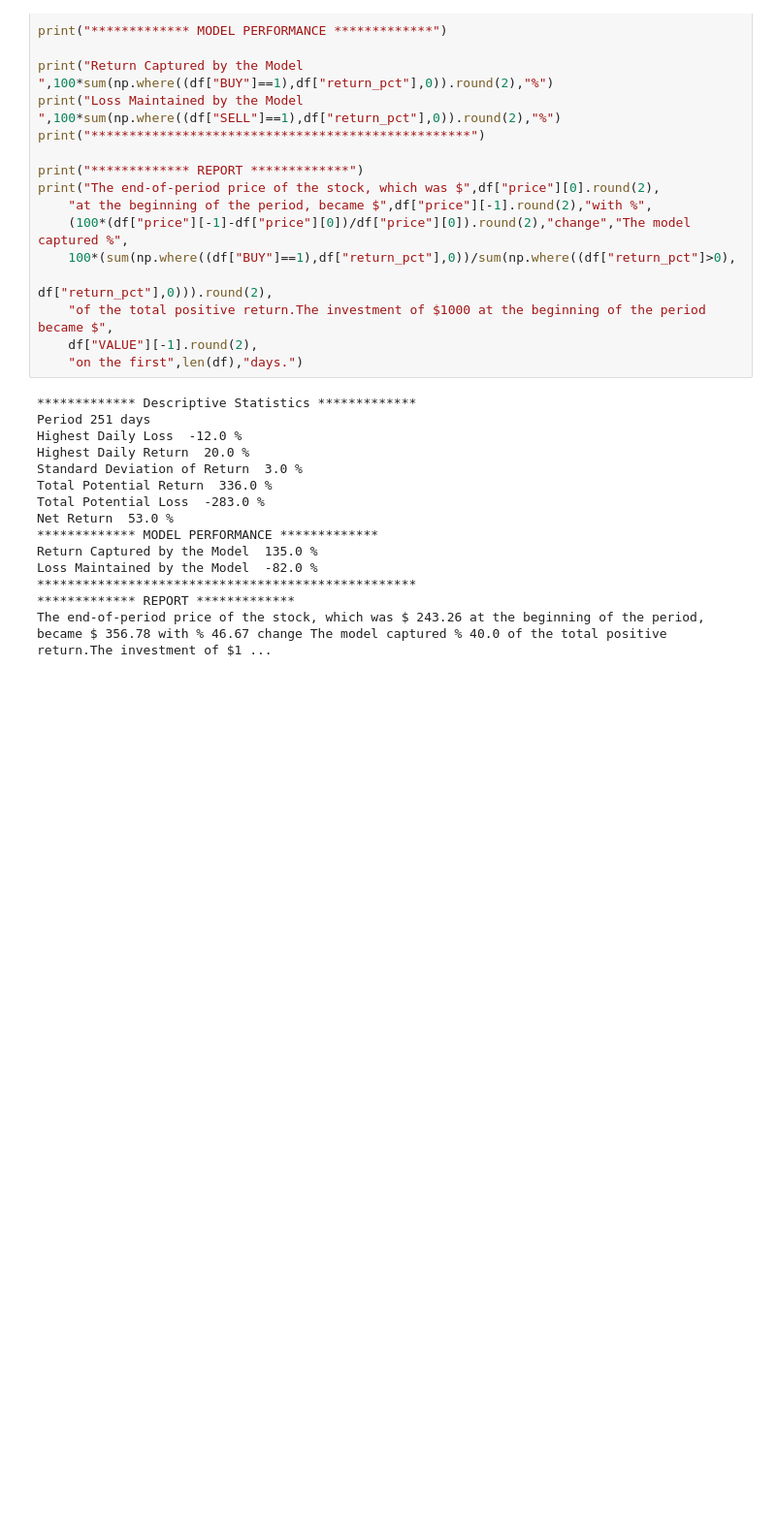
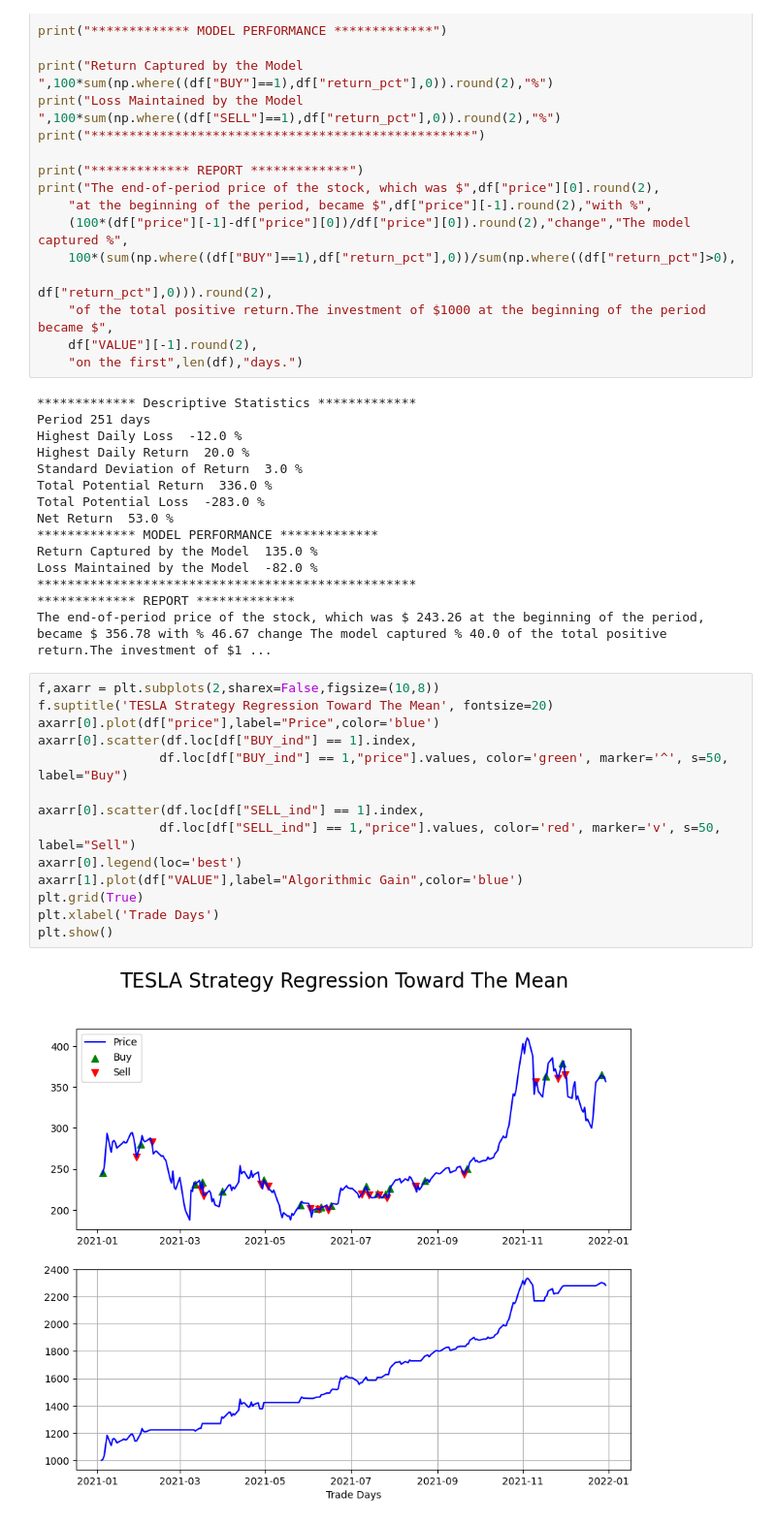
Before and after one commit to batuhanmtl/Time-Series-Analysis, a Jupyter notebook: Multivariate Regression/StockPricePrediction.ipynb, the cells around one changed output. Shown at 97% size. Saved outputs shown, nothing was run; the diff lists cells and outputs as text; blank space fills up the shorter version.

Commit message:
stock price predict

```diff
--- a/Multivariate Regression/StockPricePrediction.ipynb
+++ b/Multivariate Regression/StockPricePrediction.ipynb
@@ -413,3 +413,19 @@ Loss Maintained by the Model  -82.0 %
 **************************************************
 ************* REPORT *************
 The end-of-period price of the stock, which was $ 243.26 at the beginning of the period, became $ 356.78 with % 46.67 change The model captured % 40.0 of the total positive return.The investment of $1 ...
+# %%
+f,axarr = plt.subplots(2,sharex=False,figsize=(10,8))
+f.suptitle('TESLA Strategy Regression Toward The Mean', fontsize=20)
+axarr[0].plot(df["price"],label="Price",color='blue')
+axarr[0].scatter(df.loc[df["BUY_ind"] == 1].index,
+                df.loc[df["BUY_ind"] == 1,"price"].values, color='green', marker='^', s=50, label="Buy")
+
+axarr[0].scatter(df.loc[df["SELL_ind"] == 1].index,
+                df.loc[df["SELL_ind"] == 1,"price"].values, color='red', marker='v', s=50, label="Sell")
+axarr[0].legend(loc='best')
+axarr[1].plot(df["VALUE"],label="Algorithmic Gain",color='blue')
+plt.grid(True)
+plt.xlabel('Trade Days')
+plt.show()
+# %% [output]
+[figure, added]
```
